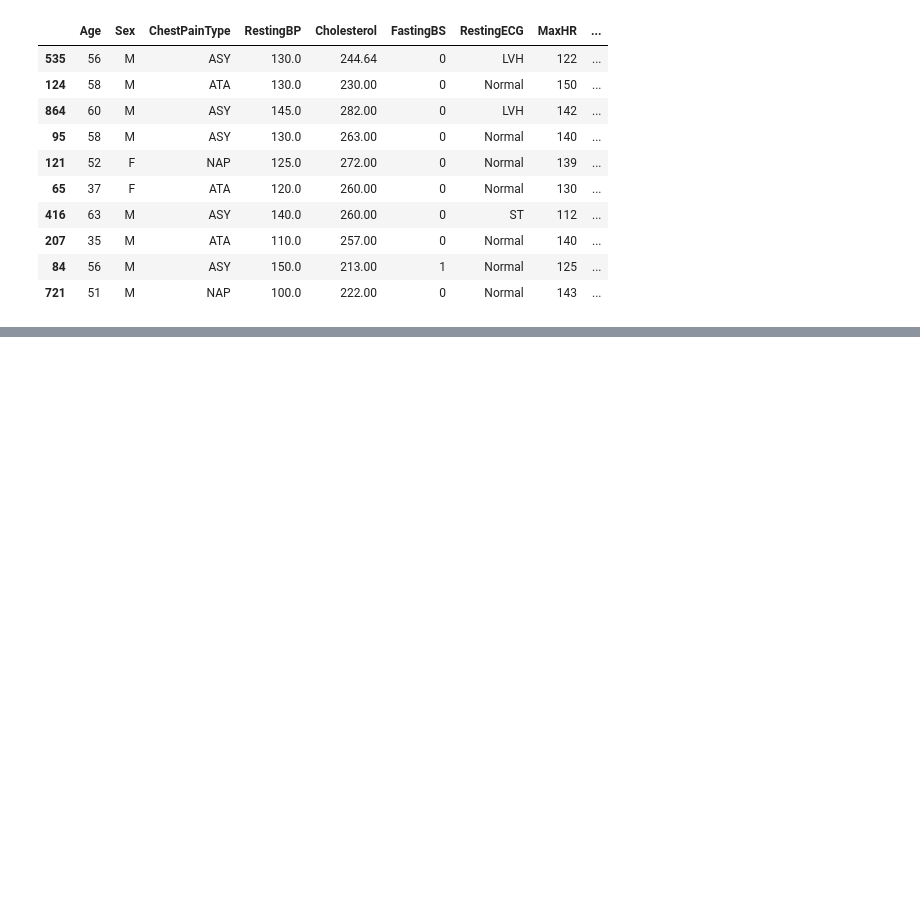
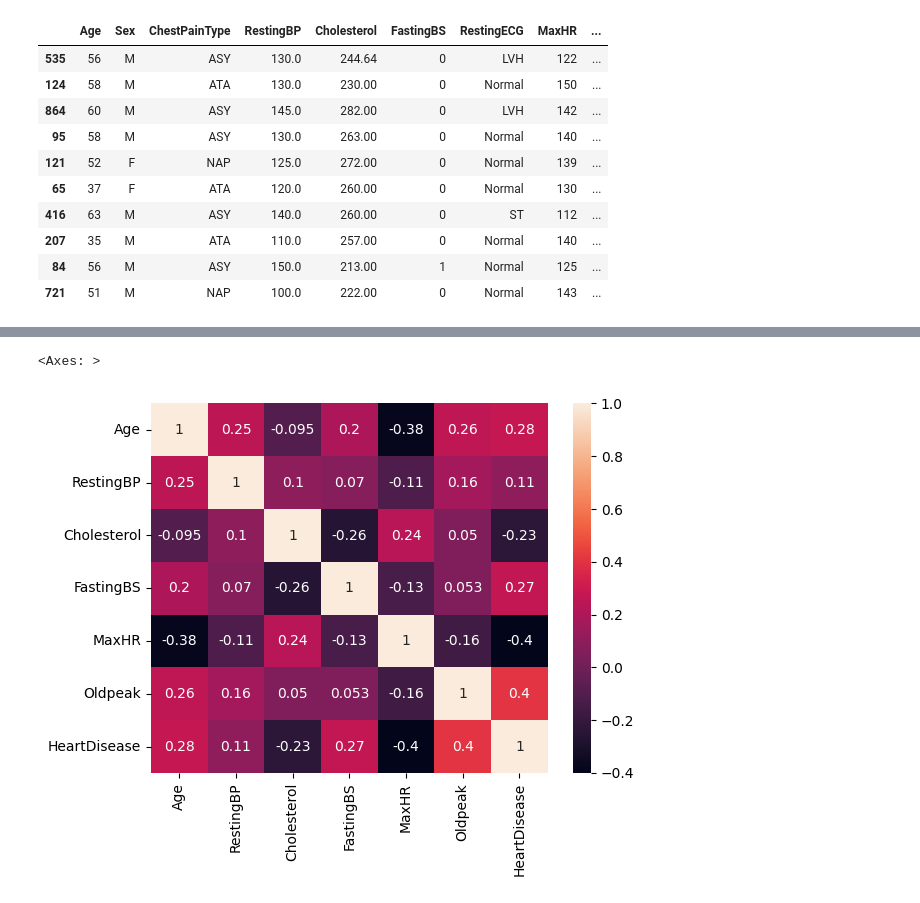
Before and after one commit to wasif-h/Data-Analytics-Odyssey, a Jupyter notebook: Heart_Disease_Prediction/EDA_FE.ipynb, the cells around one changed output, grey strips where cells are left out. Saved outputs shown, nothing was run; the diff lists cells and outputs as text; code cells hidden in the pictures; blank space fills up the shorter version.

```diff
--- a/Heart_Disease_Prediction/EDA_FE.ipynb
+++ b/Heart_Disease_Prediction/EDA_FE.ipynb
@@ -150,0 +157,7 @@ df.sample(10)
+# %%
+#lets see the corelation
+
+sns.heatmap(df.corr(numeric_only=True),annot=True)
+# %% [output]
+<Axes: >
+[figure, added]
```
Also changed, not shown: parts of 6 cells of this notebook, 1 other file.
